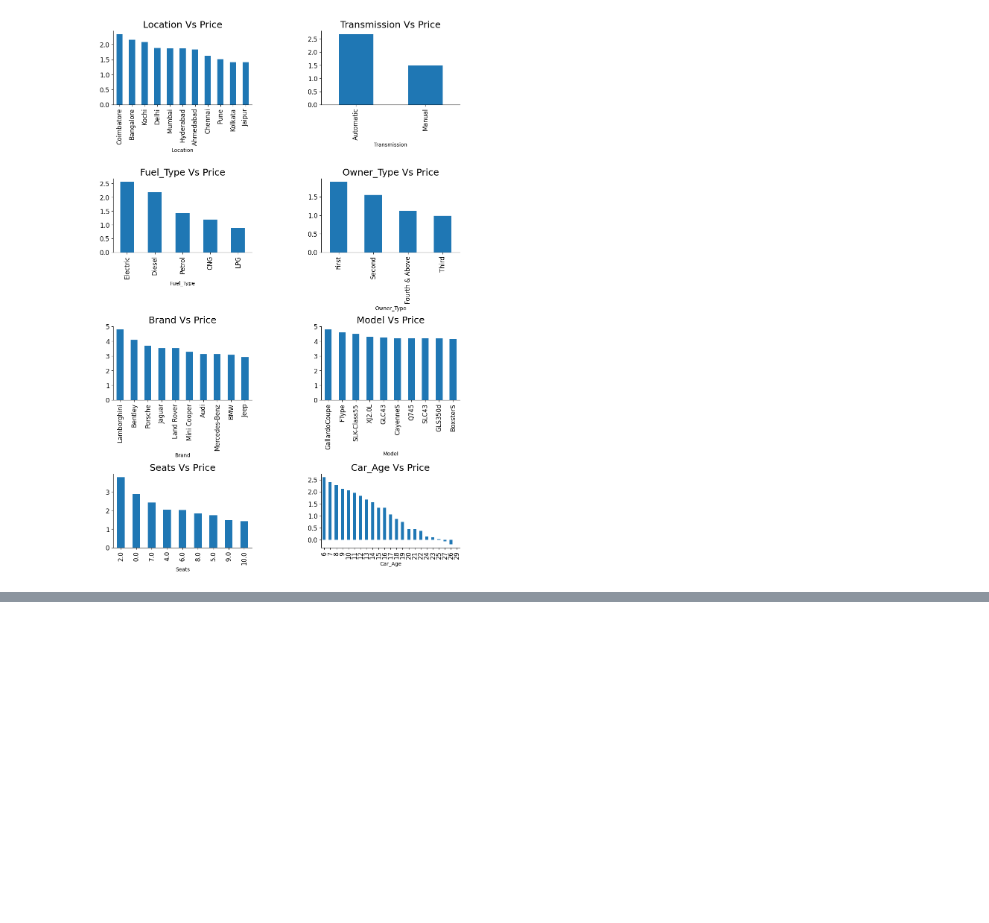
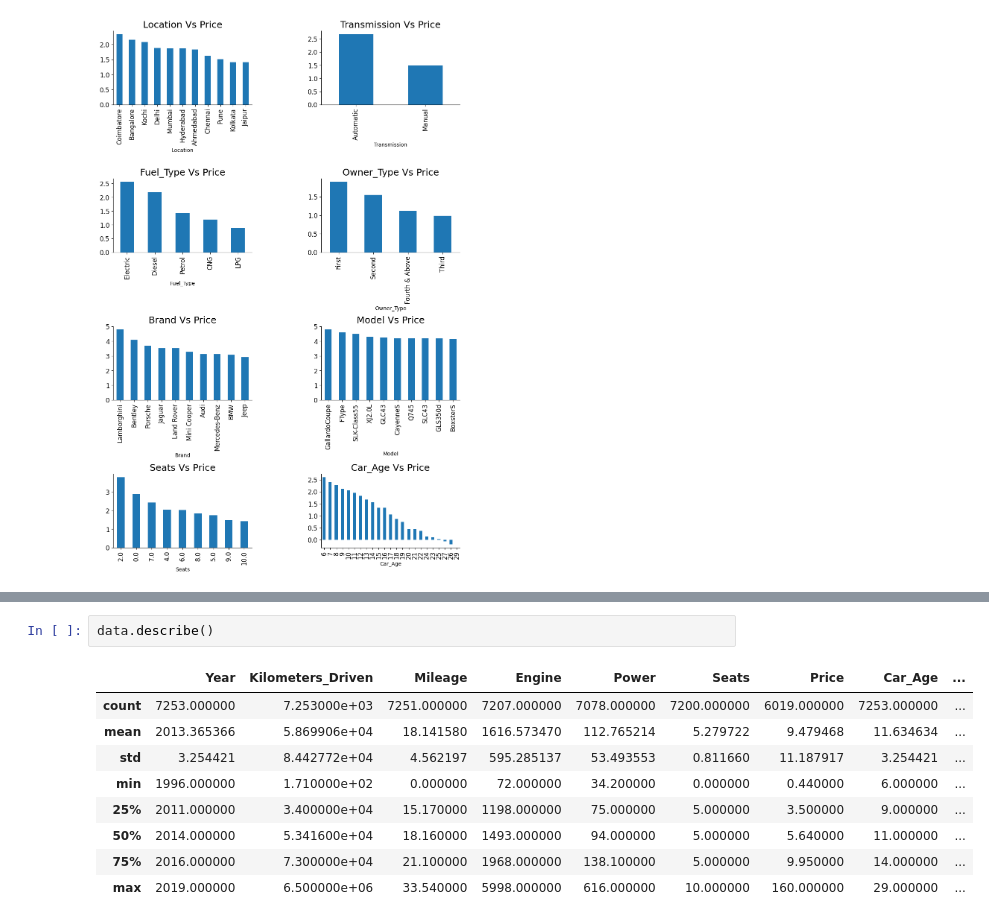
Before and after one commit to hiteshpatil2005/Machine-Learning-Laboratory, a Jupyter notebook: Assignment-1/test.ipynb, the cells around one changed output, grey strips where cells are left out. Cells and saved outputs as stored; diff of their text form; blank space fills up the shorter version.

```diff
--- a/Assignment-1/test.ipynb
+++ b/Assignment-1/test.ipynb
@@ -569,0 +579,12 @@ sns.despine()
+# %%
+data.describe()
+# %% [output]
+|  | Year | Kilometers_Driven | Mileage | Engine | Power | Seats | Price | Car_Age | ... |
+| count | 7253.000000 | 7.253000e+03 | 7251.000000 | 7207.000000 | 7078.000000 | 7200.000000 | 6019.000000 | 7253.000000 | ... |
+| mean | 2013.365366 | 5.869906e+04 | 18.141580 | 1616.573470 | 112.765214 | 5.279722 | 9.479468 | 11.634634 | ... |
+| std | 3.254421 | 8.442772e+04 | 4.562197 | 595.285137 | 53.493553 | 0.811660 | 11.187917 | 3.254421 | ... |
+| min | 1996.000000 | 1.710000e+02 | 0.000000 | 72.000000 | 34.200000 | 0.000000 | 0.440000 | 6.000000 | ... |
+| 25% | 2011.000000 | 3.400000e+04 | 15.170000 | 1198.000000 | 75.000000 | 5.000000 | 3.500000 | 9.000000 | ... |
+| 50% | 2014.000000 | 5.341600e+04 | 18.160000 | 1493.000000 | 94.000000 | 5.000000 | 5.640000 | 11.000000 | ... |
+| 75% | 2016.000000 | 7.300000e+04 | 21.100000 | 1968.000000 | 138.100000 | 5.000000 | 9.950000 | 14.000000 | ... |
+| max | 2019.000000 | 6.500000e+06 | 33.540000 | 5998.000000 | 616.000000 | 10.000000 | 160.000000 | 29.000000 | ... |
```
Also changed, not shown: parts of 1 cell of this notebook.
